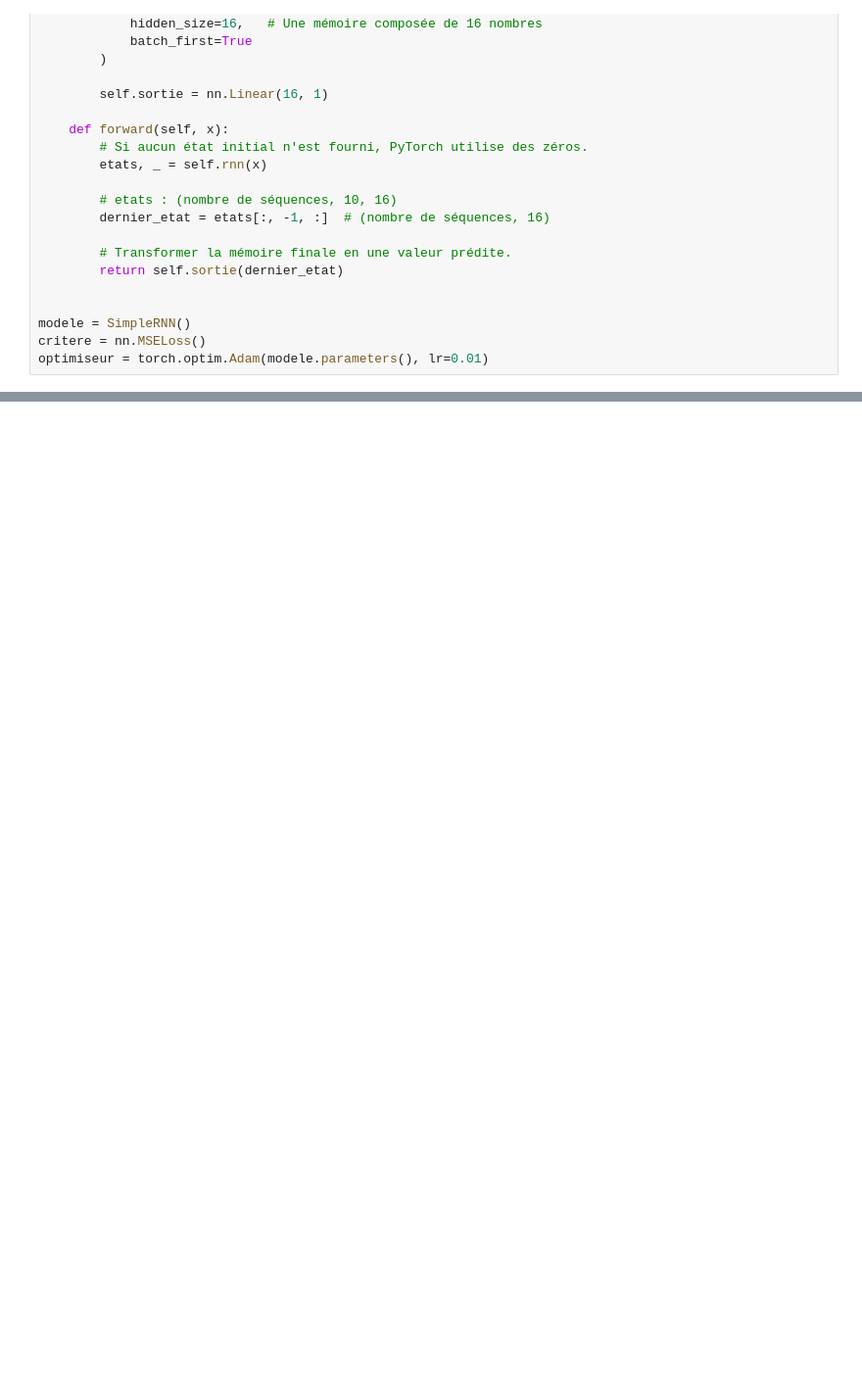
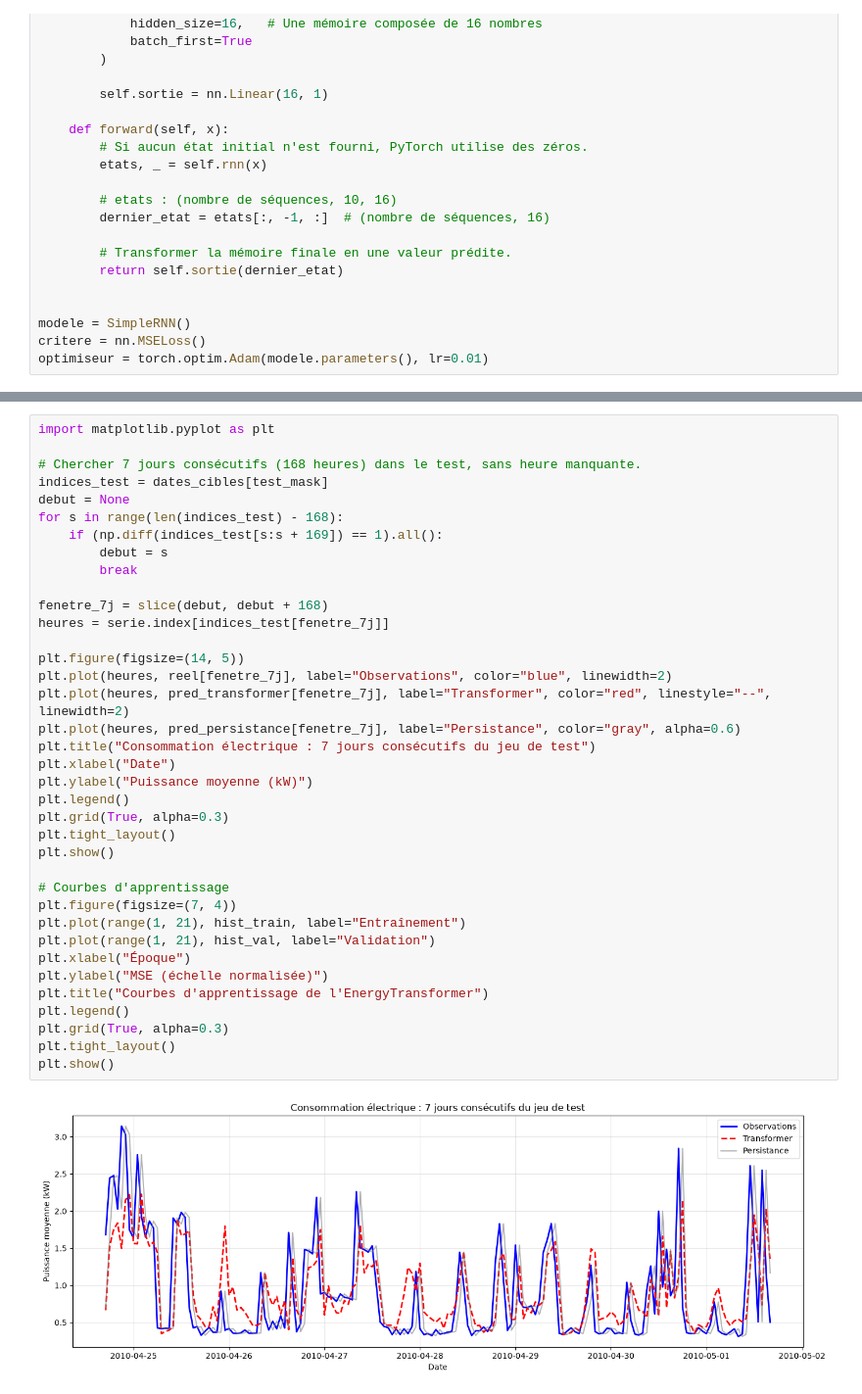
Before and after one commit to Anas-7bx/IA-Generative, a Jupyter notebook: tp4/tp4_anass_habachi.ipynb, the cells around one changed output, grey strips where cells are left out. Shown at 98% size. Saved outputs shown, nothing was run; the diff lists cells and outputs as text; blank space fills up the shorter version.

```diff
--- a/tp4/tp4_anass_habachi.ipynb
+++ b/tp4/tp4_anass_habachi.ipynb
@@ -718,0 +1119,39 @@ Chaque architecture corrige un défaut de la précédente : RNN → LSTM (mémoi
+# %%
+import matplotlib.pyplot as plt
+
+# Chercher 7 jours consécutifs (168 heures) dans le test, sans heure manquante.
+indices_test = dates_cibles[test_mask]
+debut = None
+for s in range(len(indices_test) - 168):
+    if (np.diff(indices_test[s:s + 169]) == 1).all():
+        debut = s
+        break
+
+fenetre_7j = slice(debut, debut + 168)
+heures = serie.index[indices_test[fenetre_7j]]
+
+plt.figure(figsize=(14, 5))
+plt.plot(heures, reel[fenetre_7j], label="Observations", color="blue", linewidth=2)
+plt.plot(heures, pred_transformer[fenetre_7j], label="Transformer", color="red", linestyle="--", linewidth=2)
+plt.plot(heures, pred_persistance[fenetre_7j], label="Persistance", color="gray", alpha=0.6)
+plt.title("Consommation électrique : 7 jours consécutifs du jeu de test")
+plt.xlabel("Date")
+plt.ylabel("Puissance moyenne (kW)")
+plt.legend()
+plt.grid(True, alpha=0.3)
+plt.tight_layout()
+plt.show()
+
+# Courbes d'apprentissage
+plt.figure(figsize=(7, 4))
+plt.plot(range(1, 21), hist_train, label="Entraînement")
+plt.plot(range(1, 21), hist_val, label="Validation")
+plt.xlabel("Époque")
+plt.ylabel("MSE (échelle normalisée)")
+plt.title("Courbes d'apprentissage de l'EnergyTransformer")
+plt.legend()
+plt.grid(True, alpha=0.3)
+plt.tight_layout()
+plt.show()
+# %% [output]
+[figure, added]
```
Also changed, not shown: parts of 73 cells of this notebook, 1 other file.
